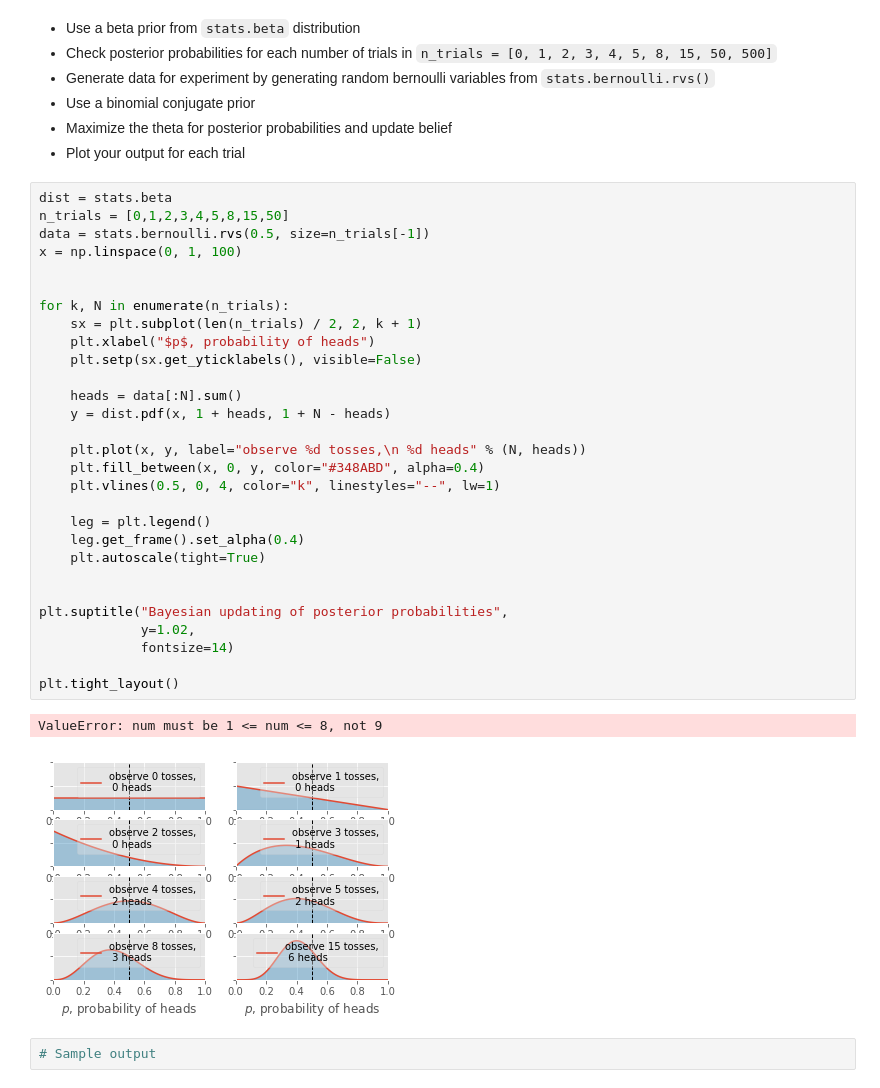
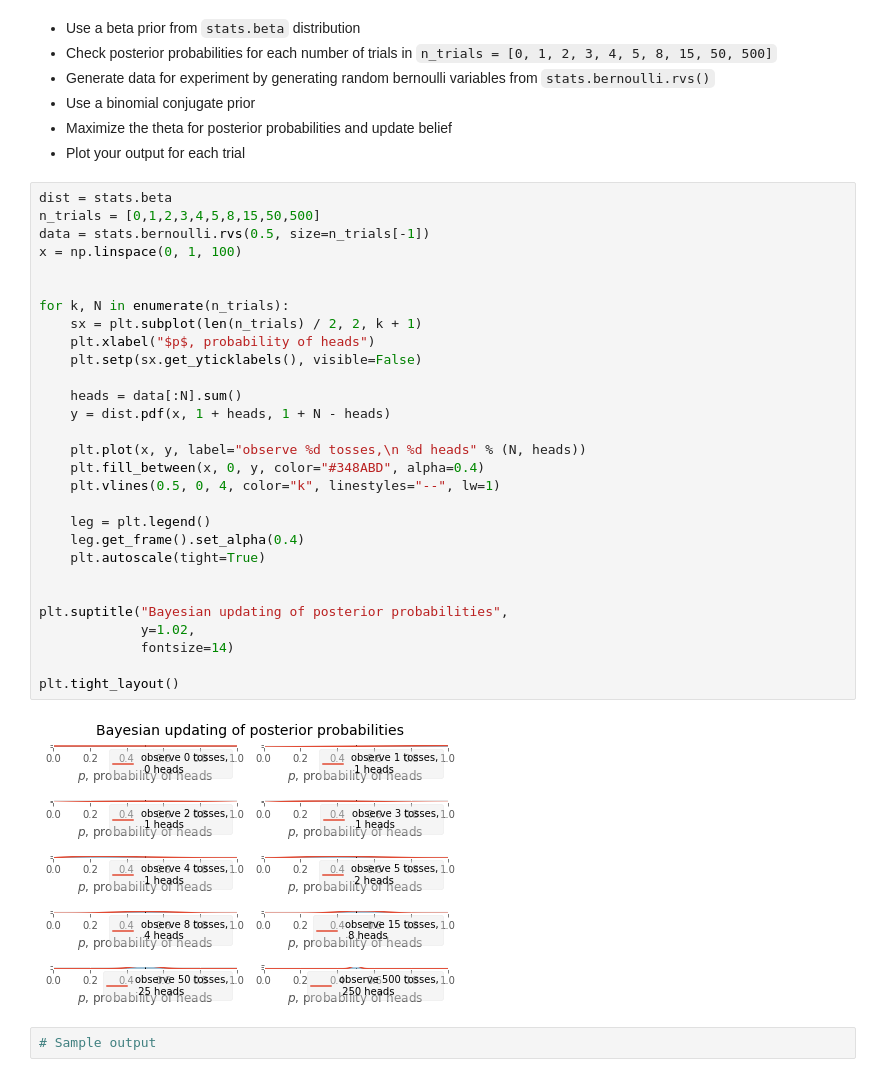
Before and after one commit to ZMBailey/dsc-2-21-14-bayesian-frameowork-lab-seattle-ds-career-040119, a Jupyter notebook: index.ipynb, the cells around one changed output. Cells and saved outputs as stored; diff of their text form.

```diff
--- a/index.ipynb
+++ b/index.ipynb
@@ -40,36 +40,35 @@ figsize(15, 15)
 * Plot your output for each trial
 # %%
 dist = stats.beta
-n_trials = [0,1,2,3,4,5,8,15,50]
+n_trials = [0,1,2,3,4,5,8,15,50,500]
 data = stats.bernoulli.rvs(0.5, size=n_trials[-1])
 x = np.linspace(0, 1, 100)
 
 
 for k, N in enumerate(n_trials):
     sx = plt.subplot(len(n_trials) / 2, 2, k + 1)
     plt.xlabel("$p$, probability of heads")
     plt.setp(sx.get_yticklabels(), visible=False)
 
     heads = data[:N].sum()
     y = dist.pdf(x, 1 + heads, 1 + N - heads)
 
     plt.plot(x, y, label="observe %d tosses,\n %d heads" % (N, heads))
     plt.fill_between(x, 0, y, color="#348ABD", alpha=0.4)
     plt.vlines(0.5, 0, 4, color="k", linestyles="--", lw=1)
 
     leg = plt.legend()
     leg.get_frame().set_alpha(0.4)
     plt.autoscale(tight=True)
 
 
 plt.suptitle("Bayesian updating of posterior probabilities",
              y=1.02,
              fontsize=14)
 
 plt.tight_layout()
 # %% [output]
-ValueError: num must be 1 <= num <= 8, not 9
-[figure, old version]
+[figure, new version]
 # %%
 # Sample output
 # %% [output]
```
